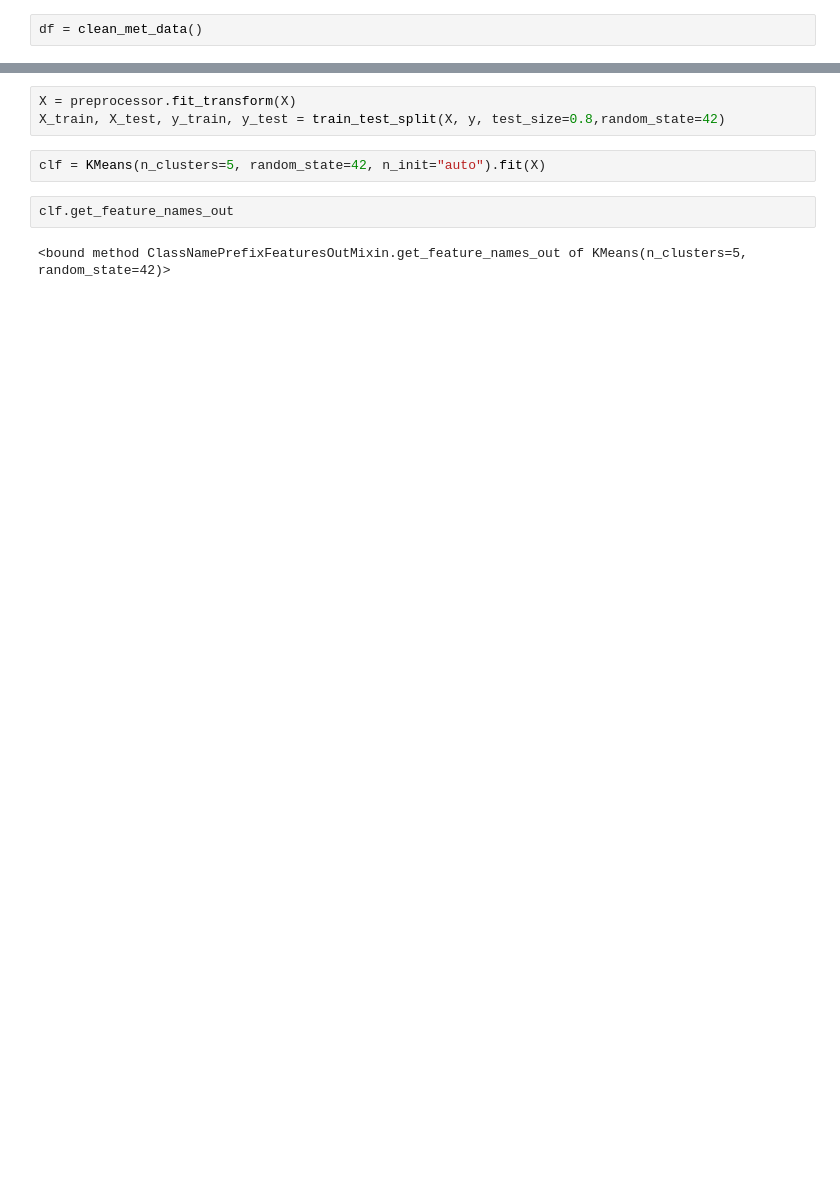
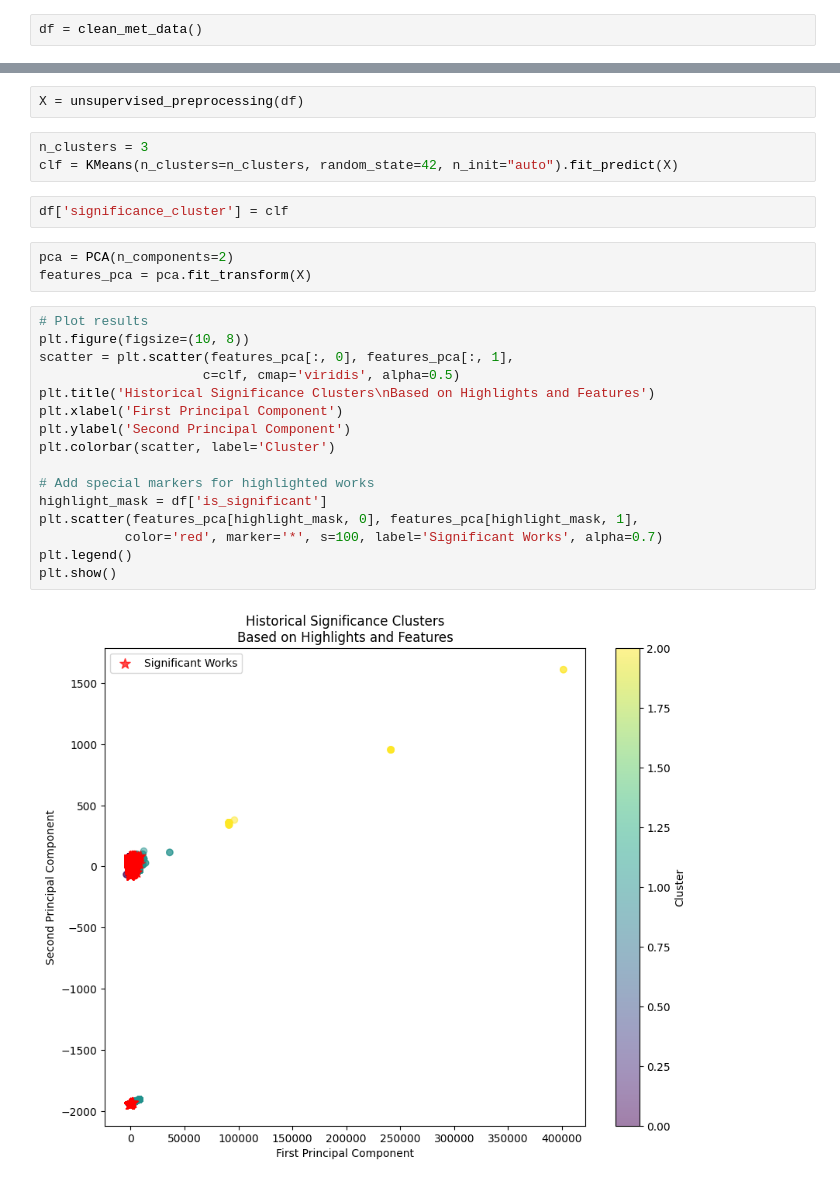
Before and after one commit to mollykstark/SIADS-Milestone-II, a Jupyter notebook: src/notebooks/unsupervised.ipynb, the cells around one changed output, grey strips where cells are left out. Saved outputs shown, nothing was run; the diff lists cells and outputs as text; blank space fills up the shorter version.

```diff
--- a/src/notebooks/unsupervised.ipynb
+++ b/src/notebooks/unsupervised.ipynb
@@ -42,10 +16,29 @@ preprocessor = ColumnTransformer(
-# %%
-X = preprocessor.fit_transform(X)
-X_train, X_test, y_train, y_test = train_test_split(X, y, test_size=0.8,random_state=42)
+# %%
+X = unsupervised_preprocessing(df)
 # %%
-clf = KMeans(n_clusters=5, random_state=42, n_init="auto").fit(X)
+n_clusters = 3
+clf = KMeans(n_clusters=n_clusters, random_state=42, n_init="auto").fit_predict(X)
 # %%
-clf.get_feature_names_out
+df['significance_cluster'] = clf
-# %% [output]
-<bound method ClassNamePrefixFeaturesOutMixin.get_feature_names_out of KMeans(n_clusters=5, random_state=42)>
+# %%
+pca = PCA(n_components=2)
+features_pca = pca.fit_transform(X)
+# %%
+# Plot results
+plt.figure(figsize=(10, 8))
+scatter = plt.scatter(features_pca[:, 0], features_pca[:, 1],
+                     c=clf, cmap='viridis', alpha=0.5)
+plt.title('Historical Significance Clusters\nBased on Highlights and Features')
+plt.xlabel('First Principal Component')
+plt.ylabel('Second Principal Component')
+plt.colorbar(scatter, label='Cluster')
+
+# Add special markers for highlighted works
+highlight_mask = df['is_significant']
+plt.scatter(features_pca[highlight_mask, 0], features_pca[highlight_mask, 1],
+           color='red', marker='*', s=100, label='Significant Works', alpha=0.7)
+plt.legend()
+plt.show()
+# %% [output]
+[figure, added]
 # %%
```
Also changed, not shown: parts of 8 cells of this notebook, 4 other files.
